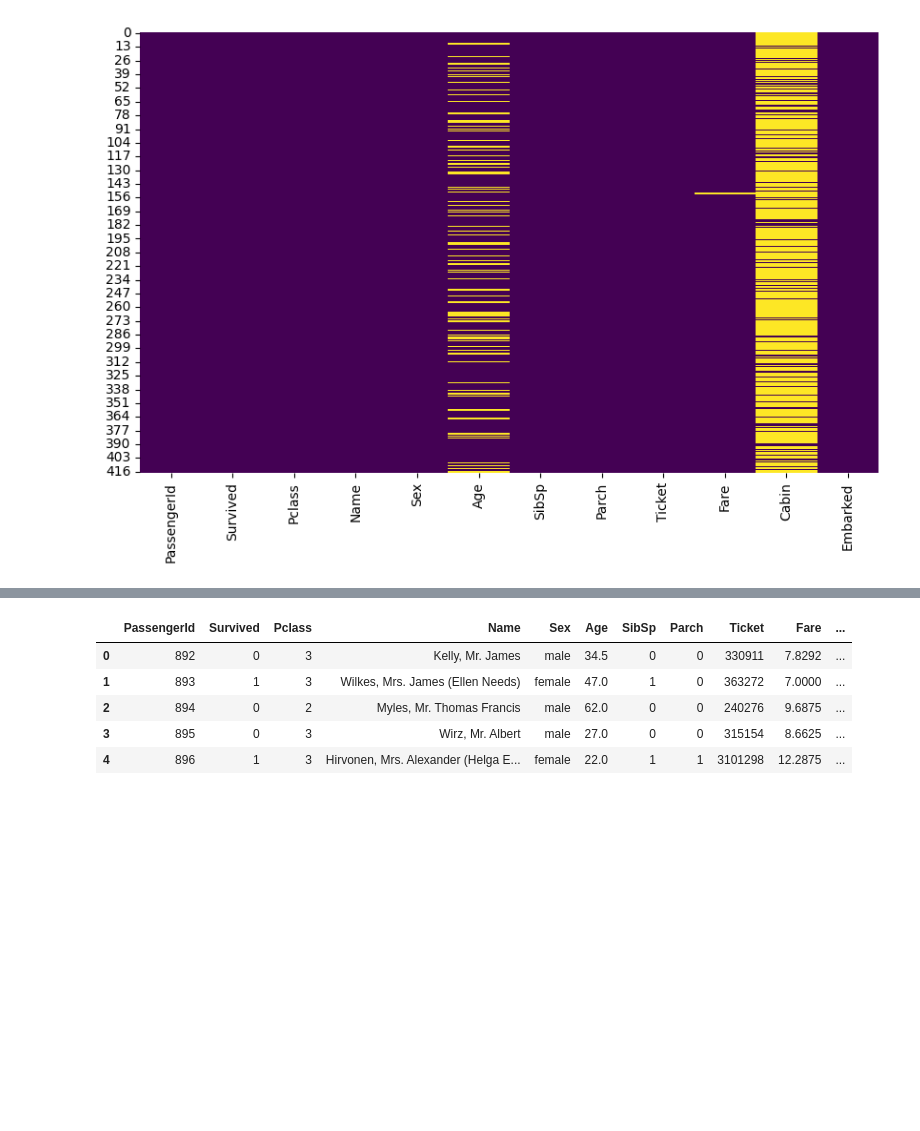
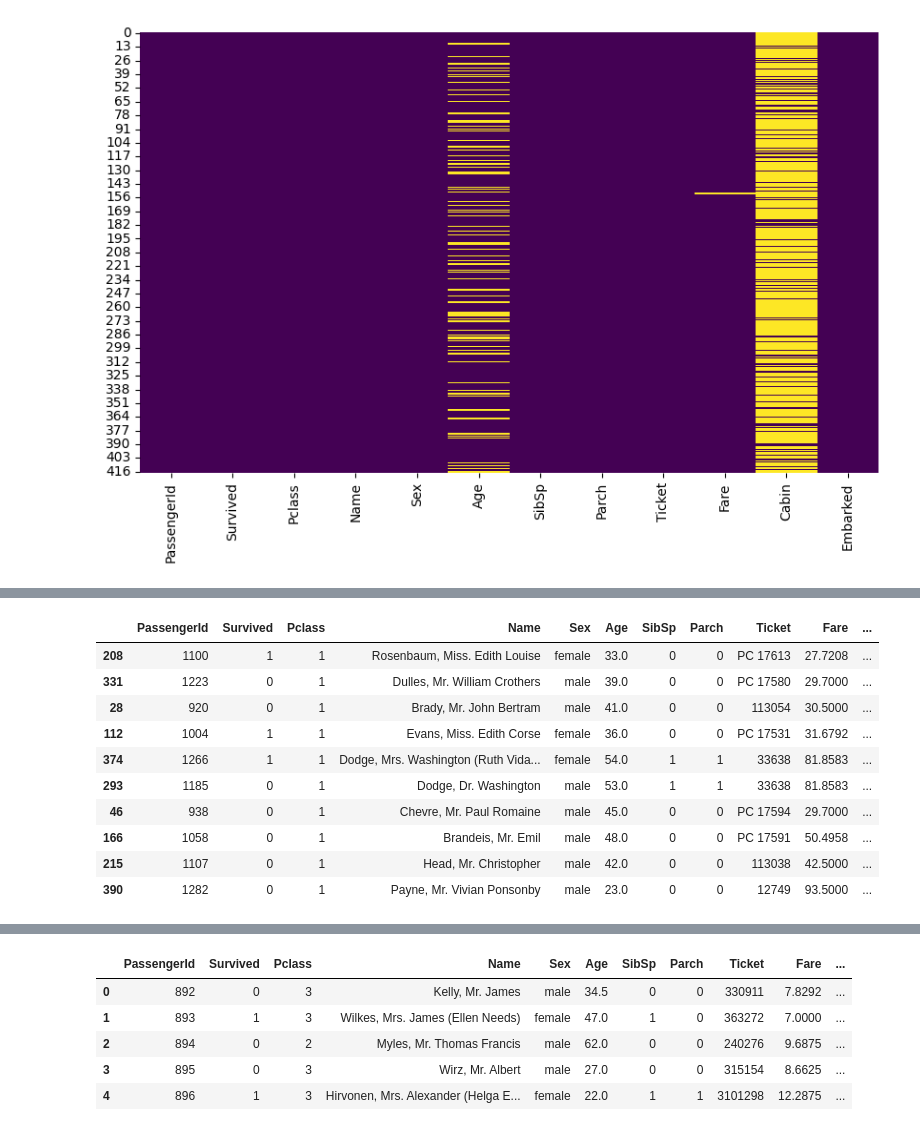
Before and after one commit to elena563/my_data_analysis_learning_path, a Jupyter notebook: ex_02_titanic/data_quality.ipynb, the cells around one changed output, grey strips where cells are left out. Cells and saved outputs as stored; diff of their text form; code cells hidden in the pictures; blank space fills up the shorter version.

```diff
--- a/ex_02_titanic/data_quality.ipynb
+++ b/ex_02_titanic/data_quality.ipynb
@@ -95,0 +132,14 @@ plt.show()
+# %%
+df.sort_values('Cabin').head(10)
+# %% [output]
+|  | PassengerId | Survived | Pclass | Name | Sex | Age | SibSp | Parch | Ticket | Fare | ... |
+| 208 | 1100 | 1 | 1 | Rosenbaum, Miss. Edith Louise | female | 33.0 | 0 | 0 | PC 17613 | 27.7208 | ... |
+| 331 | 1223 | 0 | 1 | Dulles, Mr. William Crothers | male | 39.0 | 0 | 0 | PC 17580 | 29.7000 | ... |
+| 28 | 920 | 0 | 1 | Brady, Mr. John Bertram | male | 41.0 | 0 | 0 | 113054 | 30.5000 | ... |
+| 112 | 1004 | 1 | 1 | Evans, Miss. Edith Corse | female | 36.0 | 0 | 0 | PC 17531 | 31.6792 | ... |
+| 374 | 1266 | 1 | 1 | Dodge, Mrs. Washington (Ruth Vida... | female | 54.0 | 1 | 1 | 33638 | 81.8583 | ... |
+| 293 | 1185 | 0 | 1 | Dodge, Dr. Washington | male | 53.0 | 1 | 1 | 33638 | 81.8583 | ... |
+| 46 | 938 | 0 | 1 | Chevre, Mr. Paul Romaine | male | 45.0 | 0 | 0 | PC 17594 | 29.7000 | ... |
+| 166 | 1058 | 0 | 1 | Brandeis, Mr. Emil | male | 48.0 | 0 | 0 | PC 17591 | 50.4958 | ... |
+| 215 | 1107 | 0 | 1 | Head, Mr. Christopher | male | 42.0 | 0 | 0 | 113038 | 42.5000 | ... |
+| 390 | 1282 | 0 | 1 | Payne, Mr. Vivian Ponsonby | male | 23.0 | 0 | 0 | 12749 | 93.5000 | ... |
```
Also changed, not shown: parts of 14 cells of this notebook, 2 other files.
